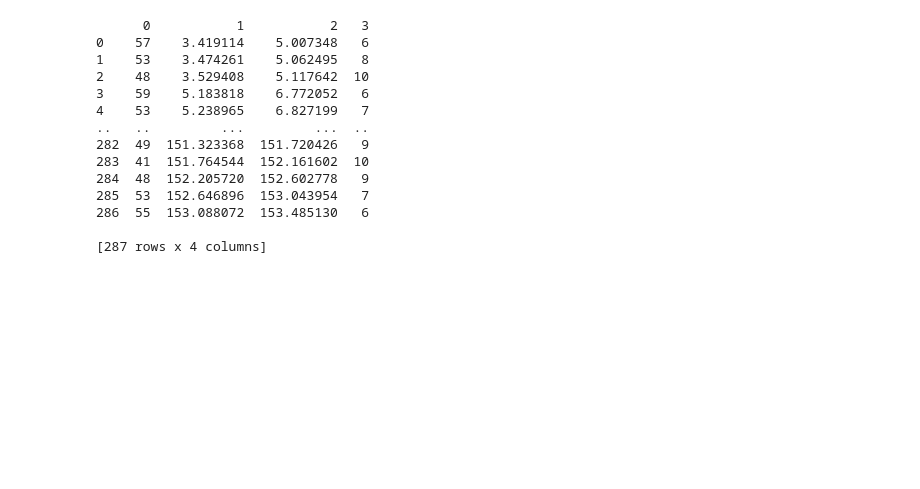
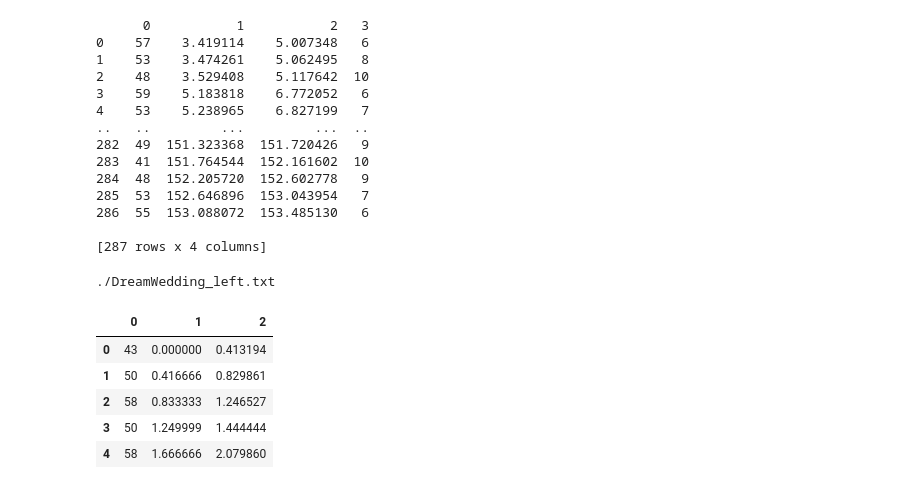
Before and after one commit to Ryan0v0/AR_piano, a Jupyter notebook: fingering/data io.ipynb, the cells around one changed output. Cells and saved outputs as stored; diff of their text form; code cells hidden in the pictures; blank space fills up the shorter version.

Commit message:
add DreamWedding

```diff
--- a/fingering/data io.ipynb
+++ b/fingering/data io.ipynb
@@ -172,0 +179,15 @@ res_left.to_csv("./left_test.txt", sep='|', index=False, header=False, float_for
+# %%
+tab3 = "./DreamWedding_left.txt"
+print(tab3)
+# %% [output]
+./DreamWedding_left.txt
+# %%
+df_hd3 = pd.read_table(tab3, sep='|', header=None)
+df_hd3.head()
+# %% [output]
+|  | 0 | 1 | 2 |
+| 0 | 43 | 0.000000 | 0.413194 |
+| 1 | 50 | 0.416666 | 0.829861 |
+| 2 | 58 | 0.833333 | 1.246527 |
+| 3 | 50 | 1.249999 | 1.444444 |
+| 4 | 58 | 1.666666 | 2.079860 |
```
Also changed, not shown: parts of 16 cells of this notebook, 18 other files.
